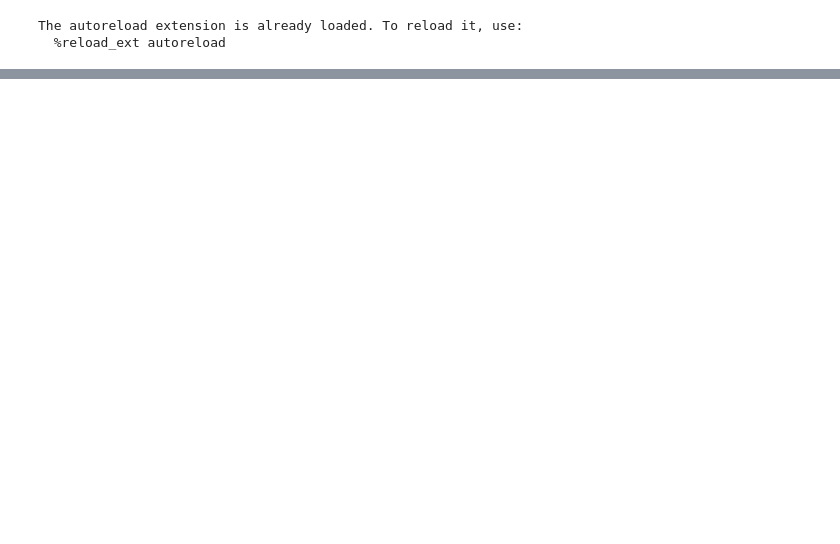
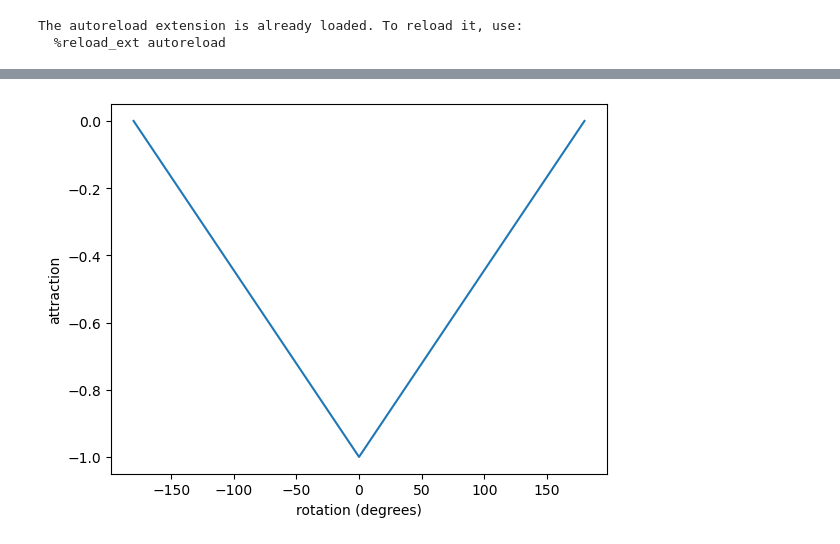
Before and after one commit to ProgrammableMatterLab/code-theory, a Jupyter notebook: test.ipynb, the cells around one changed output, grey strips where cells are left out. Drawn from its saved outputs; the diff is of its cells as text; code cells hidden in the pictures; blank space fills up the shorter version.

```diff
--- a/test.ipynb
+++ b/test.ipynb
@@ -34,0 +36,8 @@ plot.plot_translation_attraction(a, b, 100, 100)
+# %%
+X, Y = [-180, 0, 180], [0, -1, 0]
+plt.plot(X, Y)
+plt.ylabel('attraction')
+plt.xlabel('rotation (degrees)')
+plt.show()
+# %% [output]
+[figure, added]
```
Also changed, not shown: parts of 6 cells of this notebook, 5 other files.
